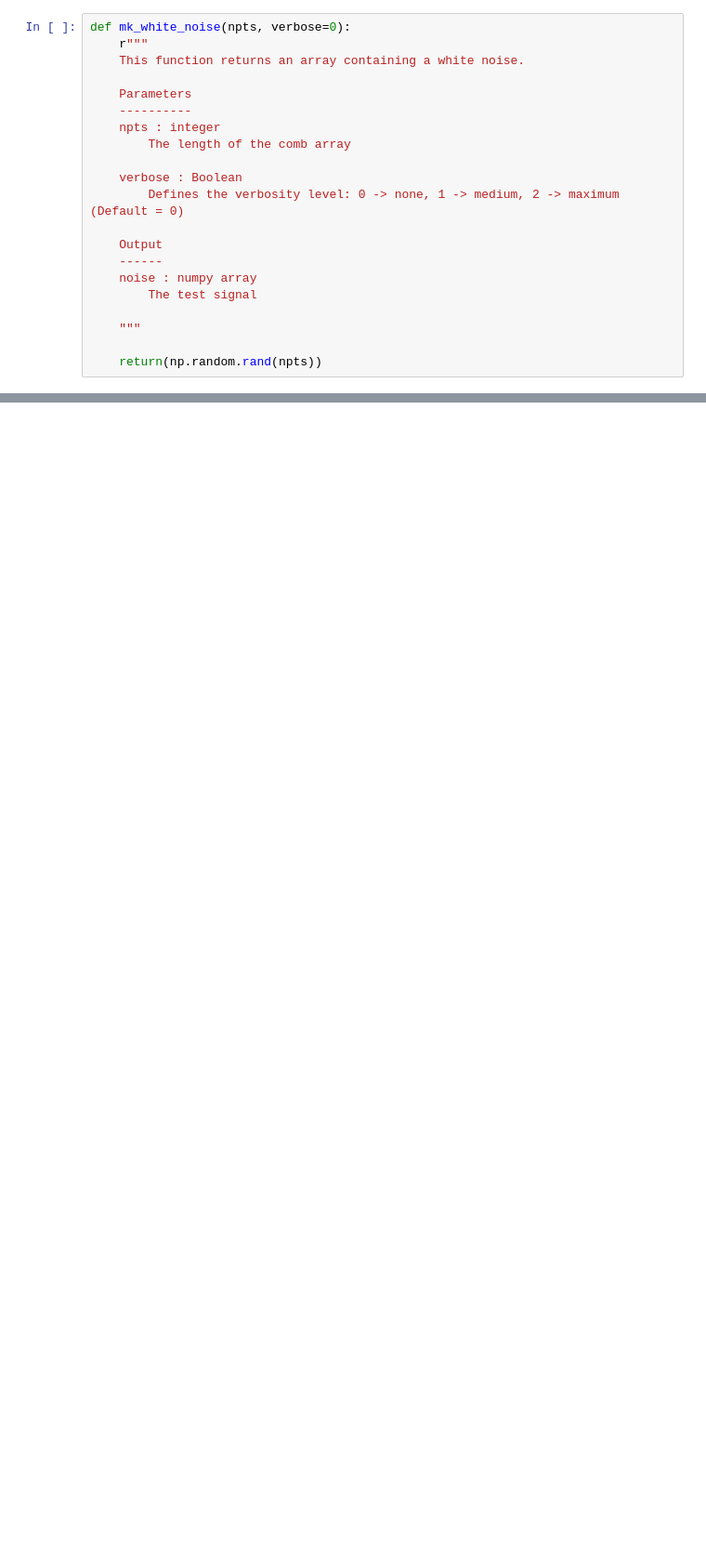
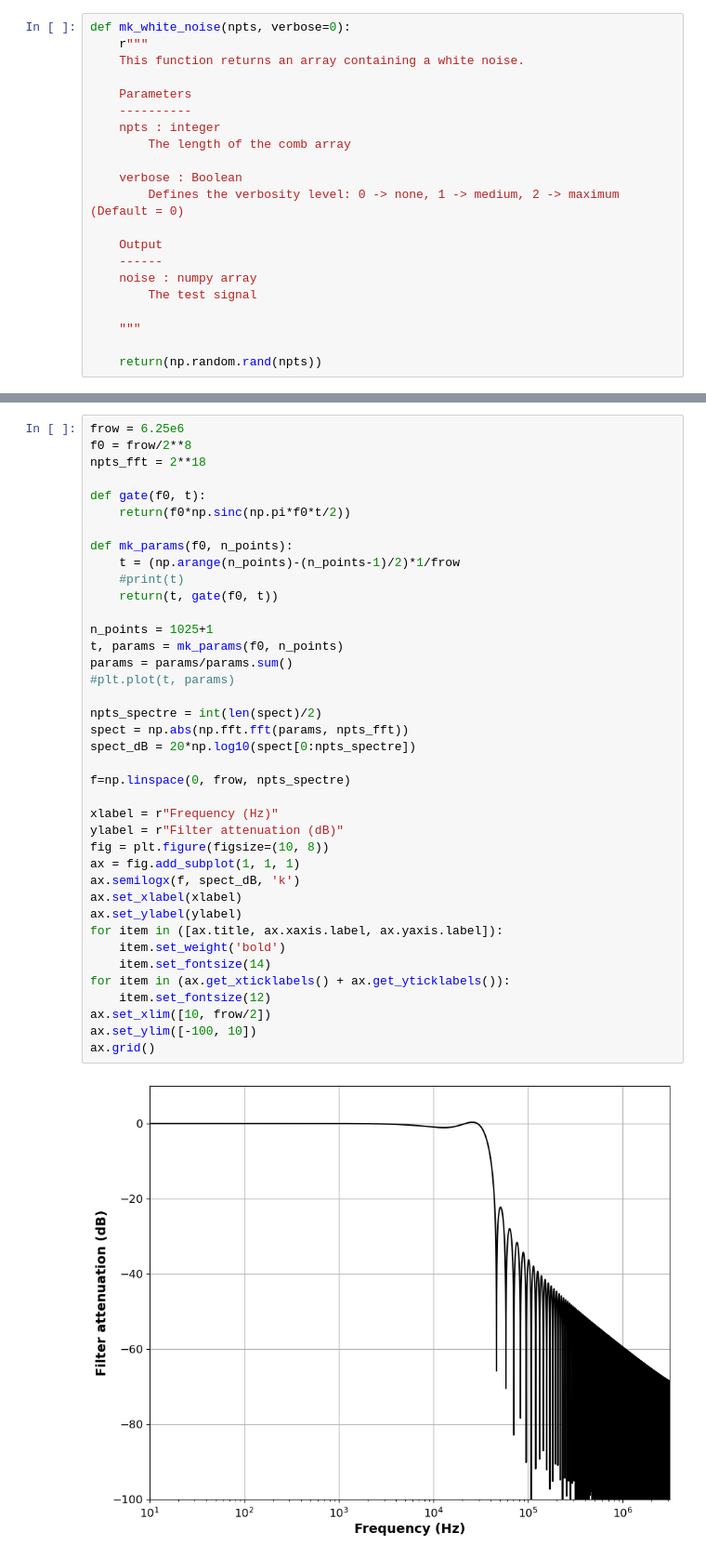
Before and after one commit to LaurentRavera/MyTechNotes, a Jupyter notebook: AMP_SQUID_LPfilter/amps_squid_lpfillter.ipynb, the cells around one changed output, grey strips where cells are left out. Shown at 93% size. Cells and saved outputs as stored; diff of their text form; blank space fills up the shorter version.

```diff
--- a/AMP_SQUID_LPfilter/amps_squid_lpfillter.ipynb
+++ b/AMP_SQUID_LPfilter/amps_squid_lpfillter.ipynb
@@ -200,3 +200,44 @@ No artists with labels found to put in legend.  Note that artists whose label st
+# %%
+frow = 6.25e6
+f0 = frow/2**8
+npts_fft = 2**18
+
+def gate(f0, t):
+    return(f0*np.sinc(np.pi*f0*t/2))
+
+def mk_params(f0, n_points):
+    t = (np.arange(n_points)-(n_points-1)/2)*1/frow
+    #print(t)
+    return(t, gate(f0, t))
+
+n_points = 1025+1
+t, params = mk_params(f0, n_points)
+params = params/params.sum()
+#plt.plot(t, params)
+
+npts_spectre = int(len(spect)/2)
+spect = np.abs(np.fft.fft(params, npts_fft))
+spect_dB = 20*np.log10(spect[0:npts_spectre])
+
+f=np.linspace(0, frow, npts_spectre)
+
+xlabel = r"Frequency (Hz)"
+ylabel = r"Filter attenuation (dB)"
+fig = plt.figure(figsize=(10, 8))
+ax = fig.add_subplot(1, 1, 1)
+ax.semilogx(f, spect_dB, 'k')
+ax.set_xlabel(xlabel)
+ax.set_ylabel(ylabel)
+for item in ([ax.title, ax.xaxis.label, ax.yaxis.label]):
+    item.set_weight('bold')
+    item.set_fontsize(14)
+for item in (ax.get_xticklabels() + ax.get_yticklabels()):
+    item.set_fontsize(12)
+ax.set_xlim([10, frow/2])
+ax.set_ylim([-100, 10])
+ax.grid()
+# %% [output]
+[figure, added]
 # %%
 ###################################################
 # Definition of the FIR filter
```
Also changed, not shown: parts of 2 cells of this notebook, 1 other file.
